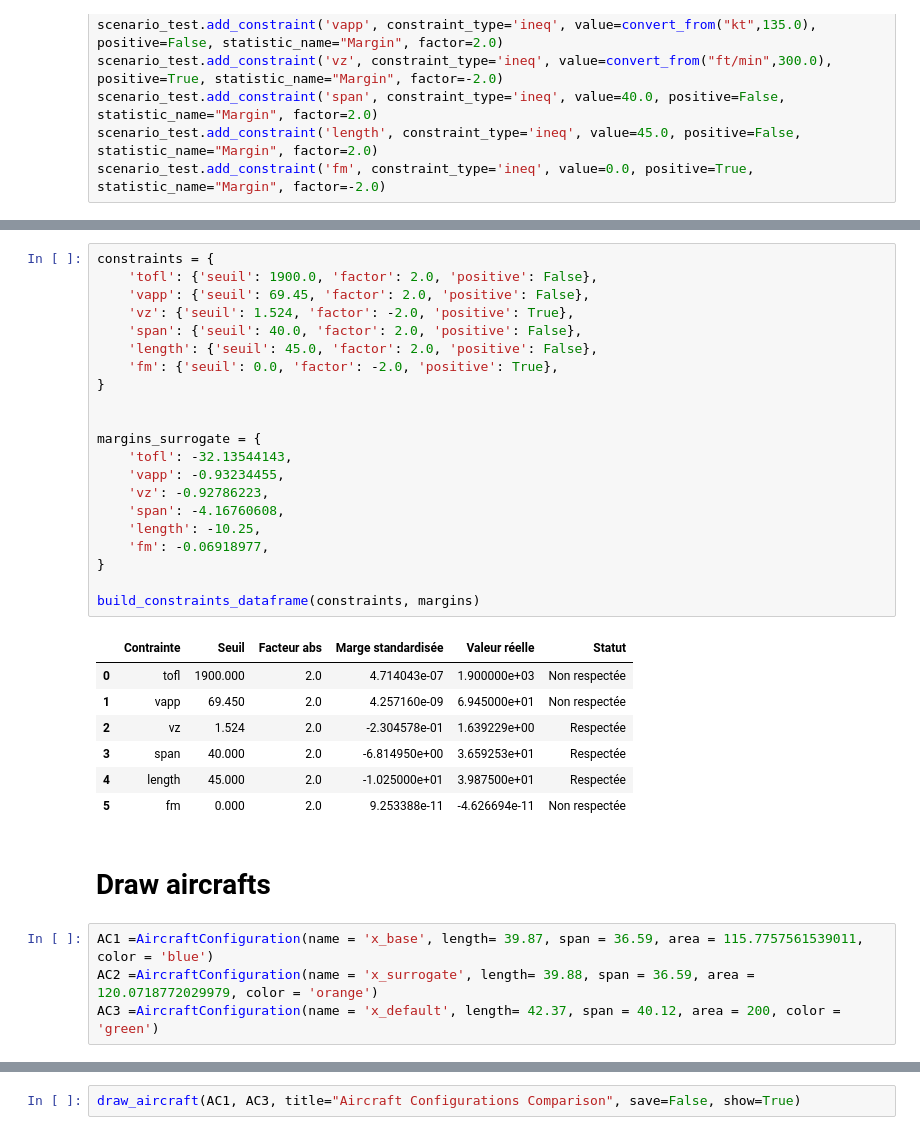
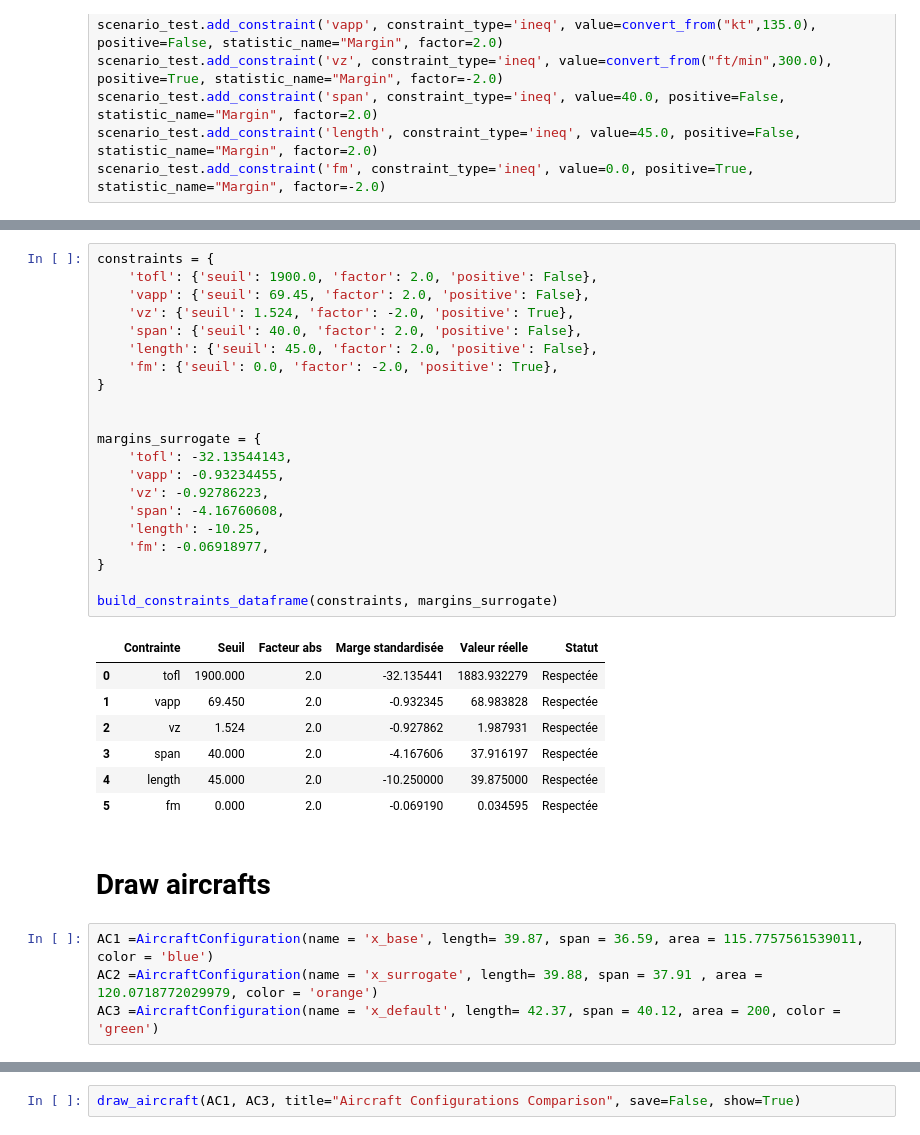
Before and after one commit to hannabkre/lh2pac, a Jupyter notebook: docs/scripts/project/UC2_problem3.ipynb, the cells around one changed output, grey strips where cells are left out. Drawn from its saved outputs; the diff is of its cells as text.

Commit message:
margin_surrogates

```diff
--- a/docs/scripts/project/UC2_problem3.ipynb
+++ b/docs/scripts/project/UC2_problem3.ipynb
@@ -344,37 +337,37 @@ result_surr = scenario_test.optimization_result
 # %%
 constraints = {
     'tofl': {'seuil': 1900.0, 'factor': 2.0, 'positive': False},
     'vapp': {'seuil': 69.45, 'factor': 2.0, 'positive': False},
     'vz': {'seuil': 1.524, 'factor': -2.0, 'positive': True},
     'span': {'seuil': 40.0, 'factor': 2.0, 'positive': False},
     'length': {'seuil': 45.0, 'factor': 2.0, 'positive': False},
     'fm': {'seuil': 0.0, 'factor': -2.0, 'positive': True},
 }
 
 
 margins_surrogate = {
     'tofl': -32.13544143,
     'vapp': -0.93234455,
     'vz': -0.92786223,
     'span': -4.16760608,
     'length': -10.25,
     'fm': -0.06918977,
 }
 
-build_constraints_dataframe(constraints, margins)
+build_constraints_dataframe(constraints, margins_surrogate)
 # %% [output]
 |  | Contrainte | Seuil | Facteur abs | Marge standardisée | Valeur réelle | Statut |
-| 0 | tofl | 1900.000 | 2.0 | 4.714043e-07 | 1.900000e+03 | Non respectée |
-| 1 | vapp | 69.450 | 2.0 | 4.257160e-09 | 6.945000e+01 | Non respectée |
-| 2 | vz | 1.524 | 2.0 | -2.304578e-01 | 1.639229e+00 | Respectée |
-| 3 | span | 40.000 | 2.0 | -6.814950e+00 | 3.659253e+01 | Respectée |
-| 4 | length | 45.000 | 2.0 | -1.025000e+01 | 3.987500e+01 | Respectée |
-| 5 | fm | 0.000 | 2.0 | 9.253388e-11 | -4.626694e-11 | Non respectée |
+| 0 | tofl | 1900.000 | 2.0 | -32.135441 | 1883.932279 | Respectée |
+| 1 | vapp | 69.450 | 2.0 | -0.932345 | 68.983828 | Respectée |
+| 2 | vz | 1.524 | 2.0 | -0.927862 | 1.987931 | Respectée |
+| 3 | span | 40.000 | 2.0 | -4.167606 | 37.916197 | Respectée |
+| 4 | length | 45.000 | 2.0 | -10.250000 | 39.875000 | Respectée |
+| 5 | fm | 0.000 | 2.0 | -0.069190 | 0.034595 | Respectée |
 # %% [markdown]
 # Draw aircrafts
 # %%
 AC1 =AircraftConfiguration(name = 'x_base', length= 39.87, span = 36.59, area = 115.7757561539011, color = 'blue')
-AC2 =AircraftConfiguration(name = 'x_surrogate', length= 39.88, span = 36.59, area = 120.0718772029979, color = 'orange')
+AC2 =AircraftConfiguration(name = 'x_surrogate', length= 39.88, span = 37.91 , area = 120.0718772029979, color = 'orange')
 AC3 =AircraftConfiguration(name = 'x_default', length= 42.37, span = 40.12, area = 200, color = 'green')
 # %%
 draw_aircraft(AC1, AC2, title="Aircraft Configurations Comparison", save=False, show=True)
```
Also changed, not shown: parts of 9 cells of this notebook.
